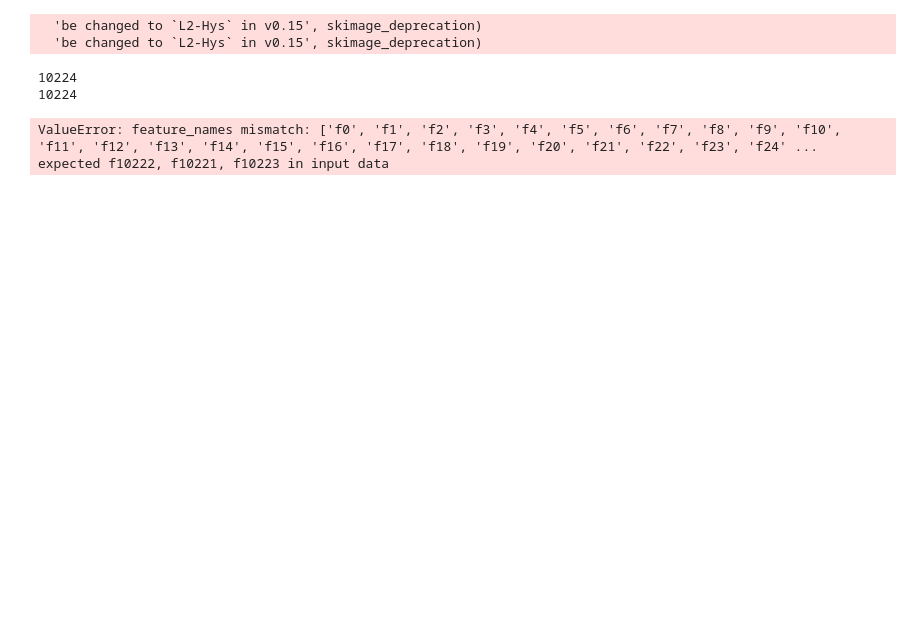
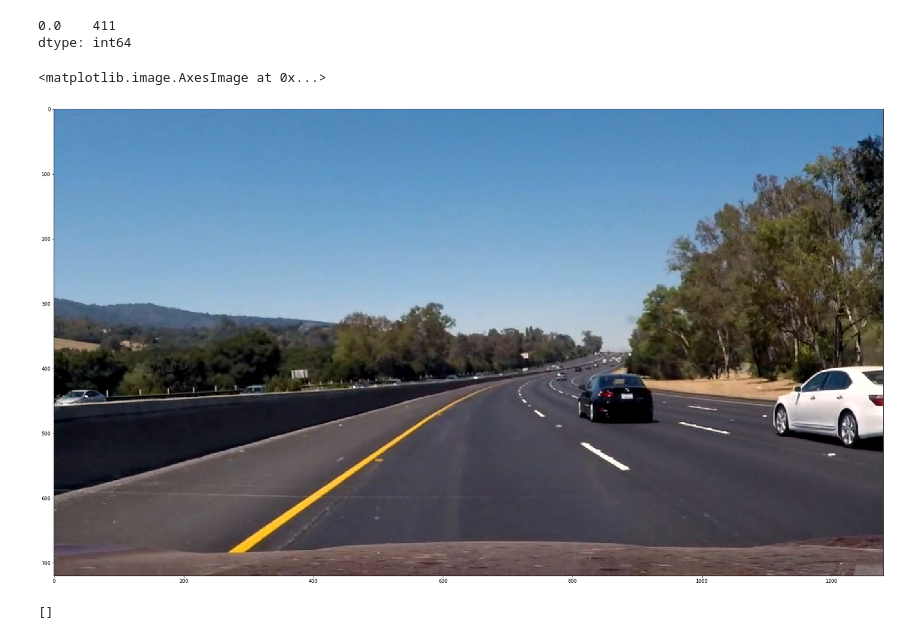
Before and after one commit to soniccrhyme/SDND-Vehicle_Detection, a Jupyter notebook: model_testing.ipynb, the cells around one changed output. Cells and saved outputs as stored; diff of their text form; code cells hidden in the pictures; blank space fills up the shorter version.

```diff
--- a/model_testing.ipynb
+++ b/model_testing.ipynb
@@ -83,7 +102,7 @@ def dump_clf(clf, clf_name):
         pass
     else:
         clf_name += '.pickle'
-    with open(clf_name, 'wb') as f:
+    with open('clfs/'+clf_name, 'wb') as f:
         pickle.dump(clf, f)
     f.close()
 
@@ -92,7 +111,7 @@ def dump_clf(clf, clf_name):
     return
 
 def load_clf(clf_name):
-    with open(clf_name, 'rb') as f:
+    with open('clfs/'+clf_name, 'rb') as f:
         clf = pickle.load(f)
     f.close()
 
@@ -201,31 +255,24 @@ plt.imshow(window_img)
 # %%
-def detect_cars(img, windows, clf):
+def detect_cars(img, windows, clf, scaler):
+    features = []
+    sub_imgs = []
+    img = img_as_ubyte(rescale_intensity(img))
+    for window in tqdm(windows):
+        sub_img = image[window[0][1]:window[1][1], window[0][0]:window[1][0]]
+        sub_img = img_as_ubyte(resize(rescale_intensity(sub_img), (64, 64, 3)))
+        sub_imgs.append(sub_img)
+    features_df = extract_features(sub_imgs)
+    features_scaled = scaler.transform(features_df)
     window_hats = []
-    for window in windows:
-        window_hat = []
-        sub_img = image[window[0][1]:window[1][1], window[0][0]:window[1][0]]
-        sub_img = resize(sub_img, (64, 64, 3))
-        features = extract_features([sub_img])
-        print(len(features[0]))
-        assert(len(features[0]) == 10224)
-        if clf.predict(features) == 1:
-            window_hat.append(window)
-        window_hats.append(window_hat)
+    predictions = clf.predict(features_scaled)
 
-    return window_hats
+    window_inds = (predictions == 1)
+    for i in range(len(window_inds)):
+        if window_inds[i]:
+            window_hats.append(windows[i])
+    return window_hats, features_scaled, predictions, sub_imgs
 # %%
-clf_name = 'xgb_06-18-05-47.pickle'
+clf_name = 'xgb_06-19-22-36.pickle'
 clf = load_clf(clf_name)
+scaler_name = 'scaler.pickle'
+scaler = load_clf(scaler_name)
-# %%
-window_hat = detect_cars(image, windows, clf)
-
-window_hat_img = draw_boxes(image, window_hat)
-
-plt.imshow(window_hat)
-# %% [output]
-  'be changed to `L2-Hys` in v0.15', skimage_deprecation)
-  'be changed to `L2-Hys` in v0.15', skimage_deprecation)
-10224
-10224
-ValueError: feature_names mismatch: ['f0', 'f1', 'f2', 'f3', 'f4', 'f5', 'f6', 'f7', 'f8', 'f9', 'f10', 'f11', 'f12', 'f13', 'f14', 'f15', 'f16', 'f17', 'f18', 'f19', 'f20', 'f21', 'f22', 'f23', 'f24' ...
-expected f10222, f10221, f10223 in input data
@@ -244,0 +279,19 @@ def pipeline():
+# %%
+window_hats, features_scaled, predictions, sub_imgs = detect_cars(image, windows, clf, scaler)
+# %%
+pd.Series(predictions).value_counts()
+# %% [output]
+0.0    411
+dtype: int64
+# %%
+window_hat_img = draw_boxes(image, window_hats)
+fig, ax = plt.subplots(1,1,figsize = (32, 18))
+
+ax.imshow(window_hat_img)
+# %% [output]
+<matplotlib.image.AxesImage at 0x...>
+[figure, added]
+# %%
+window_hats
+# %% [output]
+[]
```
Also changed, not shown: parts of 18 cells of this notebook, 2 other files.
